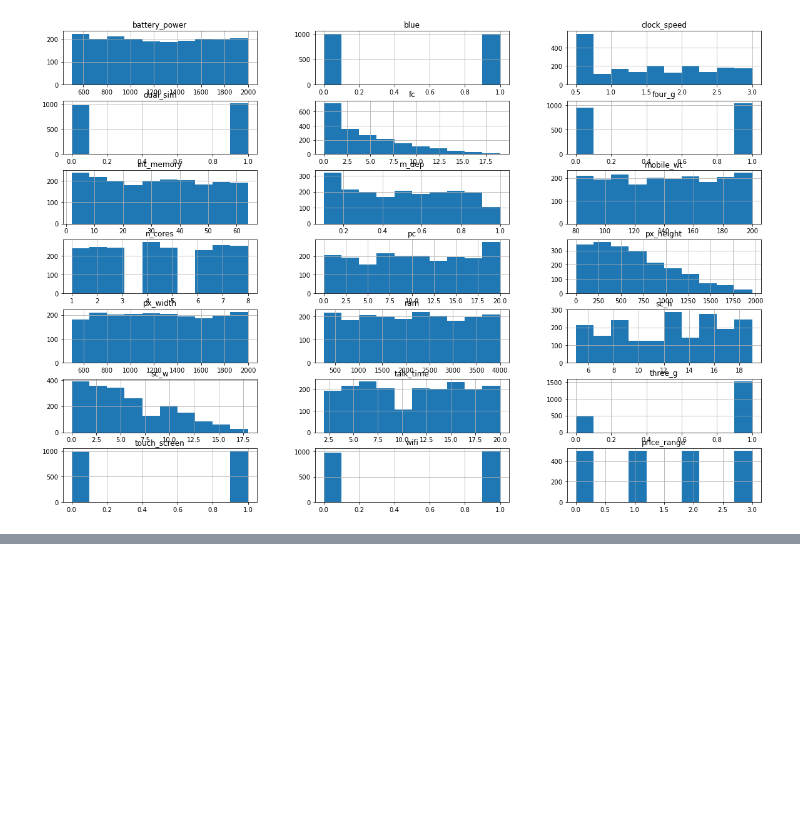
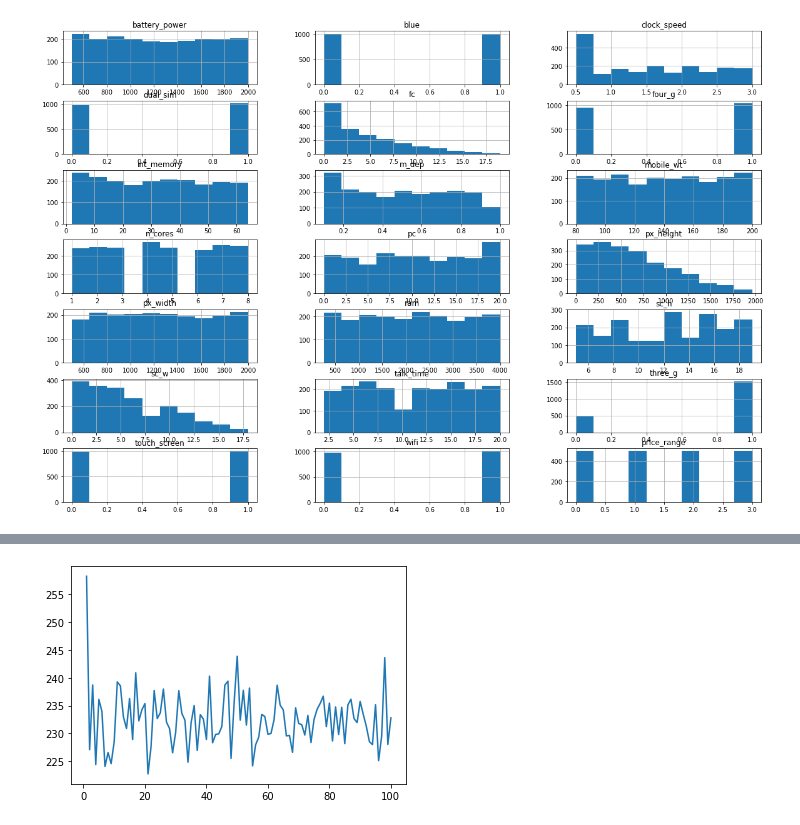
Before and after one commit to ilnen/deep-learning-model1, a Jupyter notebook: deep-learning-model1.ipynb, the cells around one changed output, grey strips where cells are left out. Drawn from its saved outputs; the diff is of its cells as text; code cells hidden in the pictures; blank space fills up the shorter version.

Commit message:
type: Feature
Implementação do modelo MLP com base de dados de celular
Identificado Overfitting de dados e testando
aprimorando do modelo

```diff
--- a/deep-learning-model1.ipynb
+++ b/deep-learning-model1.ipynb
@@ -112,0 +128,20 @@ variaveis_categoricas = train_set[['blue', 'dual_sim', 'four_g', 'three_g', 'tou
+# %%
+dados_treino, dados_teste, classe_treino, classe_teste = train_test_split(eixo_X, eixo_Y, test_size=0.2)
+# %%
+X_teste = tf.constant(dados_teste, dtype=tf.float32)
+Y_teste = tf.constant(classe_teste, dtype=tf.float32)
+
+X_treino = tf.constant(dados_treino, dtype=tf.float32 )
+Y_treino = tf.constant(classe_treino, dtype=tf.float32)
+# %%
+# Função para calcular o erro quadrado médio
+def mean_squared_error( Y , y_pred ):
+    return tf.reduce_mean( tf.square( y_pred - Y ) )
+
+# Função para calcular a derivada do erro
+def mean_squared_error_deriv( Y , y_pred ):
+    return tf.reshape( tf.reduce_mean( 2 * ( y_pred - Y ) ) , [ 1 , 1 ] )
+
+# Função para calcular a hipótese (aproximação da função alvo)
+def h ( X , weights , bias ):
+    return tf.tensordot( X , weights , axes=1 ) + bias
@@ -112,0 +169,61 @@ variaveis_categoricas = train_set[['blue', 'dual_sim', 'four_g', 'three_g', 'tou
+# %%
+
+# Variáveis para o TensorBoard (substitua dmpm pelo seu usuário ao executar no Titan)
+current_time = datetime.datetime.now().strftime("%Y%m%d-%H%M%S")
+train_log_dir = '/tmp/dmpm/logregmodel/' + current_time + '/train'
+train_summary_writer = tf.summary.create_file_writer(train_log_dir)
+
+
+print('\nIniciando o Treinamento:')
+
+# Loop para o treinamento
+for i in range( num_epochs ) :
+
+    epoch_loss = list()
+
+    for b in range( int(num_samples/batch_size) ):
+
+        x_batch , y_batch = iterator.get_next()
+
+        output = h( x_batch , weights , bias )
+        loss = epoch_loss.append( mean_squared_error( y_batch , output ).numpy() )
+
+        dJ_dH = mean_squared_error_deriv( y_batch , output )
+        dH_dW = x_batch
+        dJ_dW = tf.reduce_mean( dJ_dH * dH_dW )
+        dJ_dB = tf.reduce_mean( dJ_dH )
+
+        weights -= ( learning_rate * dJ_dW )
+        bias -= ( learning_rate * dJ_dB )
+
+    loss = np.array( epoch_loss ).mean()
+    epochs_plot.append( i + 1 )
+    loss_plot.append( loss )
+
+    with train_summary_writer.as_default():
+        tf.summary.scalar('loss', loss, step=i)
+
+    print( 'A taxa de erro é igual a {}'.format( loss ) )
+
+
+# Plot do resultado do treino
+import matplotlib.pyplot as plt
+plt.plot( epochs_plot , loss_plot )
+plt.show()
+
+# Gera previsões com os dados de teste
+output = h( X_teste , weights , bias )
+labels = Y_teste
+
+# Calcula a acurácia
+accuracy_op = tf.metrics.MeanAbsoluteError()
+accuracy_op.update_state( labels , output )
+print( '\nMean Absolute Error (MAE) = {}'.format( accuracy_op.result().numpy() ) )
+print('\n')
+
+print('\nO preço de um celular com caracteristicas x :')
+tf.print(X_teste[0,:])
+print('\nÉ de:')
+tf.print(Y_teste[0])
+print('\n')
+# %% [output]
@@ -112,0 +247 @@ variaveis_categoricas = train_set[['blue', 'dual_sim', 'four_g', 'three_g', 'tou
+[figure, added]
```
Also changed, not shown: parts of 17 cells of this notebook, 1 other file.
